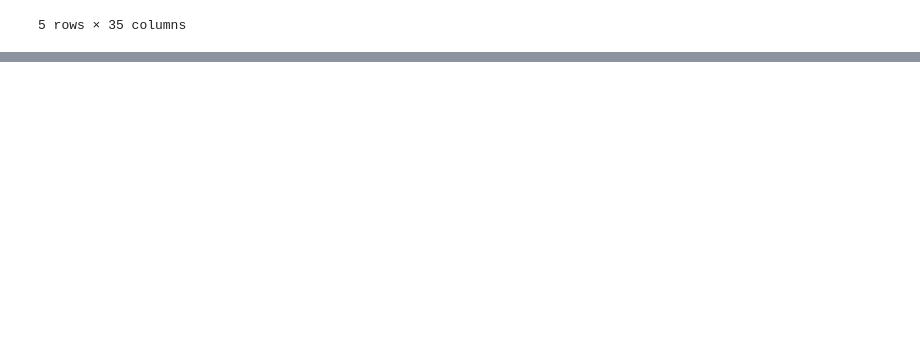
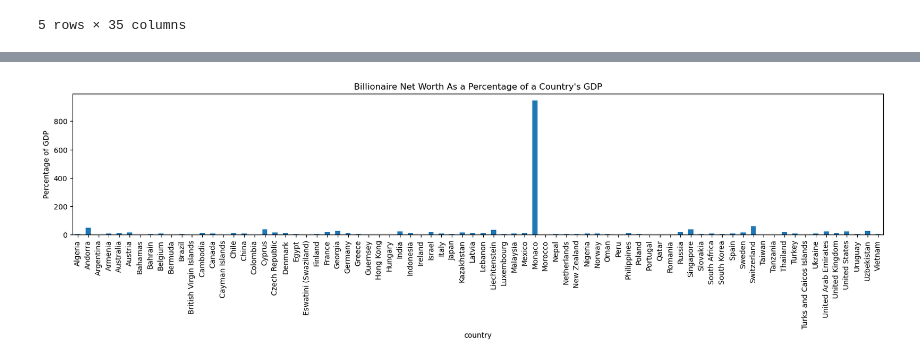
Before and after one commit to Kdata249/Project-1, a Jupyter notebook: Billionaire_Data.ipynb, the cells around one changed output, grey strips where cells are left out. Cells and saved outputs as stored; diff of their text form; code cells hidden in the pictures; blank space fills up the shorter version.

```diff
--- a/Billionaire_Data.ipynb
+++ b/Billionaire_Data.ipynb
@@ -28,0 +33,6 @@ data_df.groupby("countryOfCitizenship")["finalWorth"].sum()
+# %%
+data_df["Percent_Of_GDP"] = (data_df["finalWorth"]/data_df["gdp_country"])*100
+
+per_gdp = data_df.groupby("country")["Percent_Of_GDP"].sum()
+
+per_gdp
@@ -28,0 +53,7 @@ data_df.groupby("countryOfCitizenship")["finalWorth"].sum()
+# %%
+per_gdp.plot(kind = 'bar', figsize=(20,3.5))
+plt.title("Billionaire Net Worth As a Percentage of a Country's GDP")
+plt.ylabel("Percentage of GDP")
+plt.savefig("Output/GDPtoFW")
+# %% [output]
+[figure, added]
```
Also changed, not shown: parts of 11 cells of this notebook.
